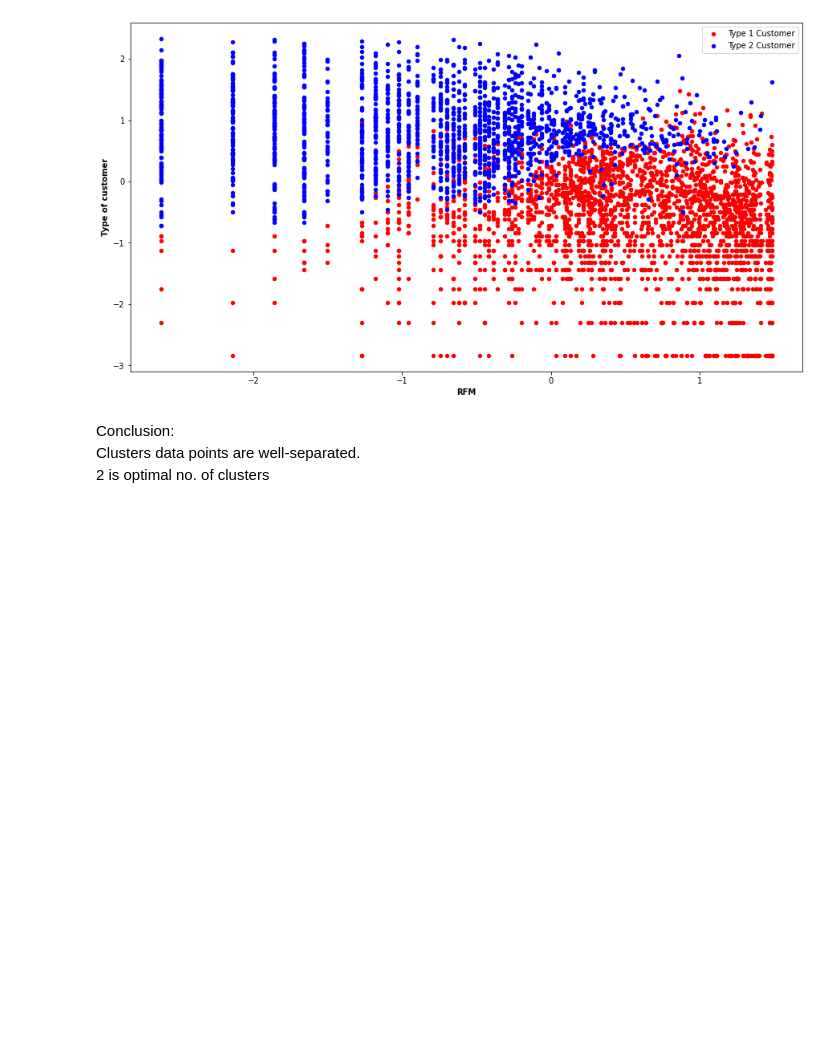
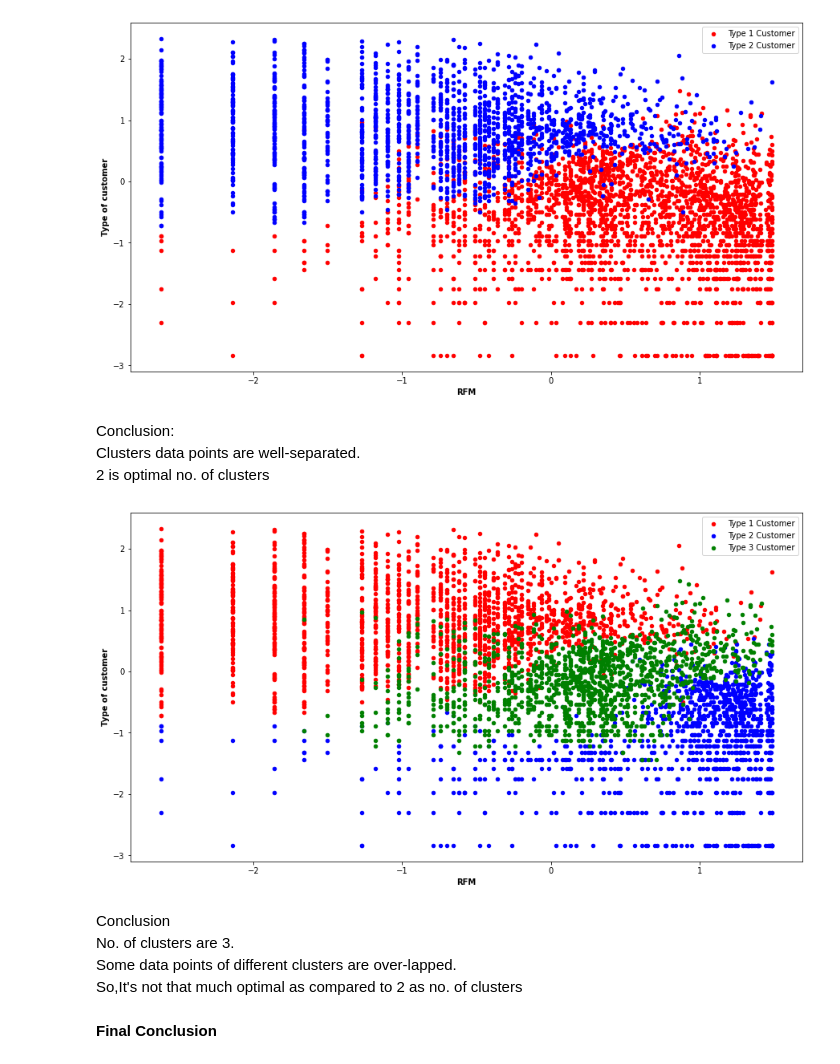
Before and after one commit to Shashankshekharpandey/Online-retail-customer-segmentation, a Jupyter notebook: Online_retail_customer_Segmentation.ipynb, the cells around one changed output. Saved outputs shown, nothing was run; the diff lists cells and outputs as text; code cells hidden in the pictures; blank space fills up the shorter version.

```diff
--- a/Online_retail_customer_Segmentation.ipynb
+++ b/Online_retail_customer_Segmentation.ipynb
@@ -925,3 +925,22 @@ Clusters data points are well-separated.<br>
 from sklearn.cluster import AgglomerativeClustering
 hc = AgglomerativeClustering(n_clusters = 3, affinity = 'euclidean', linkage = 'ward')
 y_hc = hc.fit_predict(X)
+# %%
+# Visualizing the clusters (two dimensions only)
+plt.figure(figsize=(15,8))
+plt.scatter(X[y_hc == 0, 0], X[y_hc == 0, 1], s = 20, c = 'red', label = 'Type 1 Customer')
+plt.scatter(X[y_hc == 1, 0], X[y_hc == 1, 1], s = 20, c = 'blue', label = 'Type 2 Customer')
+plt.scatter(X[y_hc == 2, 0], X[y_hc == 2, 1], s = 20, c = 'green', label = 'Type 3 Customer')
+plt.xlabel('RFM',fontweight="bold")
+plt.ylabel('Type of customer',fontweight="bold")
+plt.legend()
+plt.show()
+# %% [output]
+[figure, added]
+# %% [markdown]
+Conclusion<br>
+No. of clusters are 3.<br>
+Some data points of different clusters are over-lapped.<br>
+So,It's not that much optimal as compared to 2 as no. of clusters
+# %% [markdown]
+**Final Conclusion**
```
Also changed, not shown: parts of 1 cell of this notebook.
